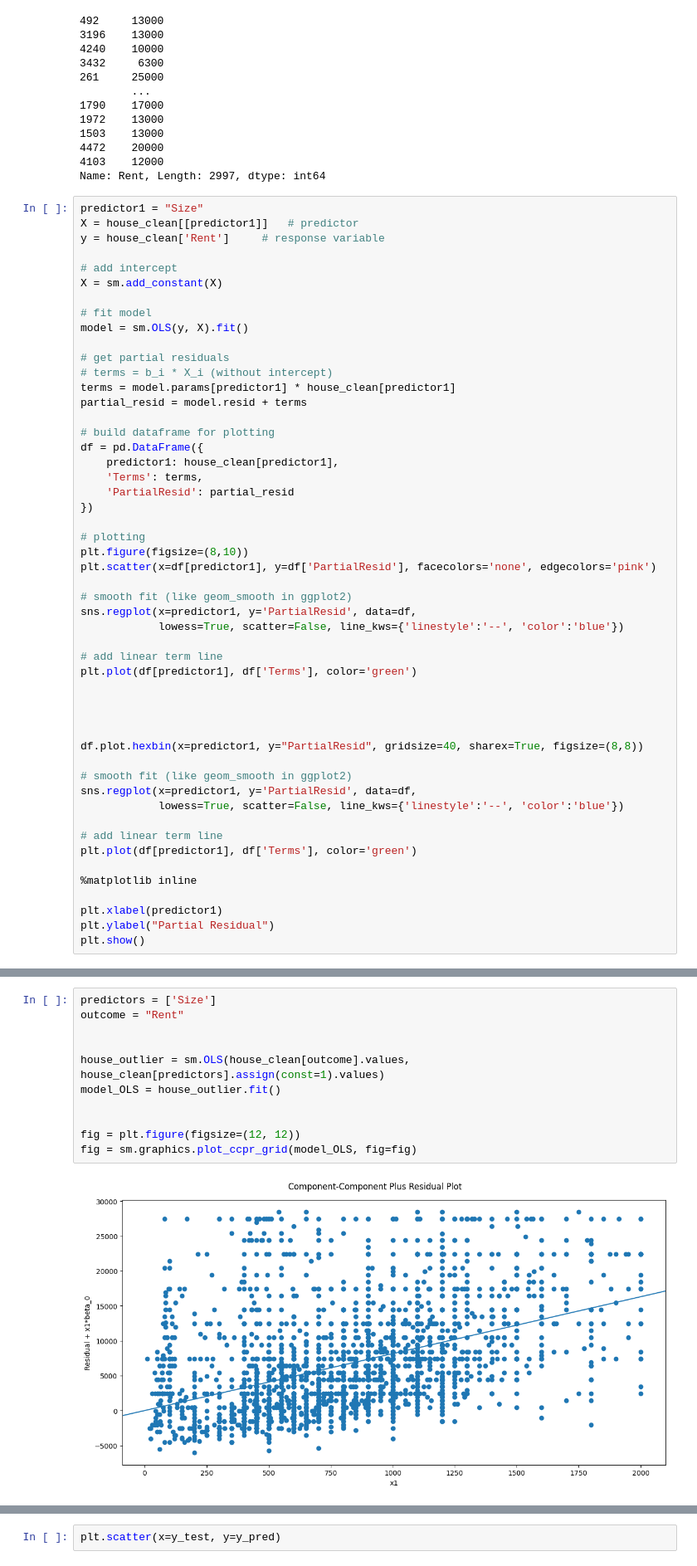
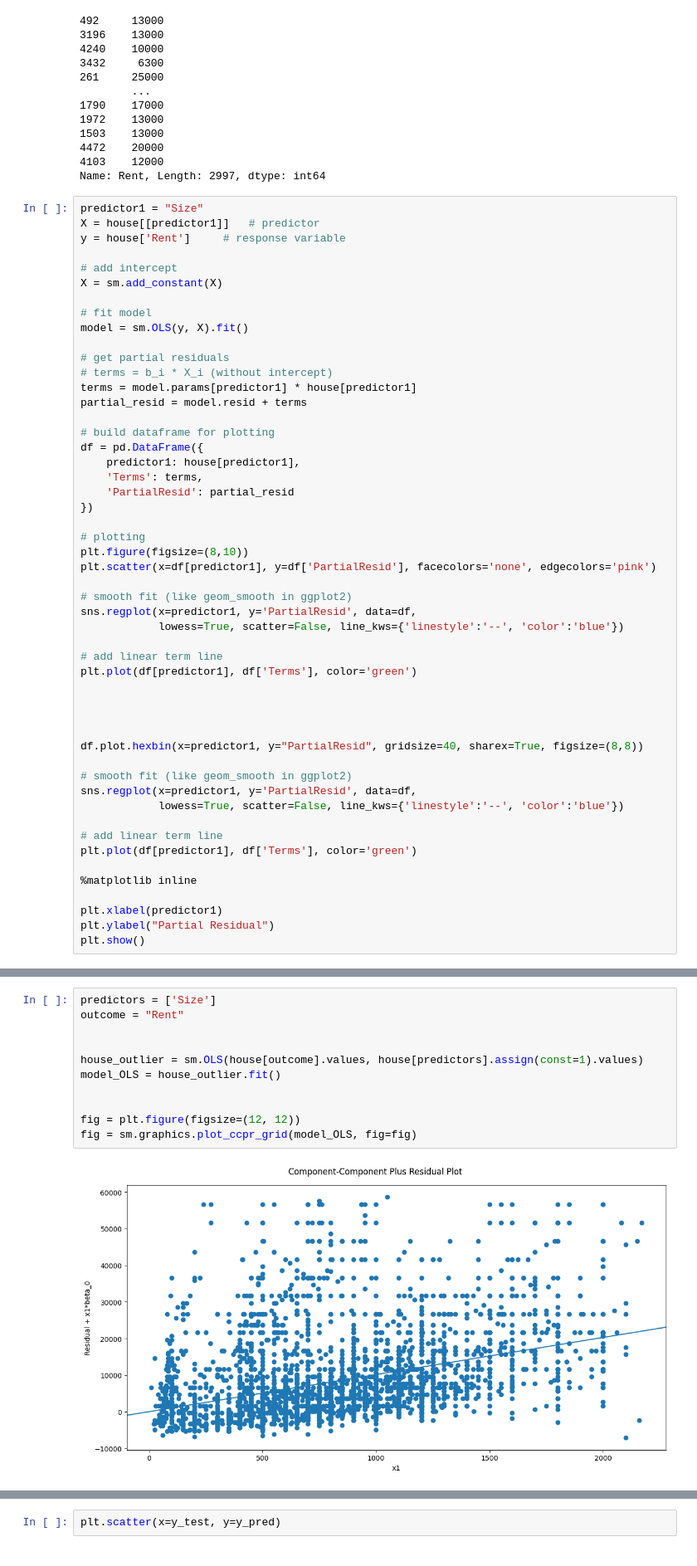
Before and after one commit to NurmukhamedKZ/Data-Projects, a Jupyter notebook: house_rent_predictor/main.ipynb, the cells around one changed output, grey strips where cells are left out. Shown at 83% size. Drawn from its saved outputs; the diff is of its cells as text.

```diff
--- a/house_rent_predictor/main.ipynb
+++ b/house_rent_predictor/main.ipynb
@@ -643,8 +619,8 @@ y_train
 Name: Rent, Length: 2997, dtype: int64
 # %%
 predictor1 = "Size"
-X = house_clean[[predictor1]]   # predictor
-y = house_clean['Rent']     # response variable
+X = house[[predictor1]]   # predictor
+y = house['Rent']     # response variable
 
 # add intercept
 X = sm.add_constant(X)
@@ -654,12 +630,12 @@ model = sm.OLS(y, X).fit()
 
 # get partial residuals
 # terms = b_i * X_i (without intercept)
-terms = model.params[predictor1] * house_clean[predictor1]
+terms = model.params[predictor1] * house[predictor1]
 partial_resid = model.resid + terms
 
 # build dataframe for plotting
 df = pd.DataFrame({
-    predictor1: house_clean[predictor1],
+    predictor1: house[predictor1],
     'Terms': terms,
     'PartialResid': partial_resid
 })
@@ -758,16 +734,16 @@ house_clean.plot.scatter(x="Size", y="Rent")
 # %%
 predictors = ['Size']
 outcome = "Rent"
 
 
-house_outlier = sm.OLS(house_clean[outcome].values, house_clean[predictors].assign(const=1).values)
+house_outlier = sm.OLS(house[outcome].values, house[predictors].assign(const=1).values)
 model_OLS = house_outlier.fit()
 
 
 fig = plt.figure(figsize=(12, 12))
 fig = sm.graphics.plot_ccpr_grid(model_OLS, fig=fig)
 # %% [output]
-[figure, old version]
+[figure, new version]
 # %%
 # Create feature matrix X and target vector y
 predictors = ['BHK', 'Size', 'Area Type', 'Furnishing Status', 'Tenant Preferred',
```
Also changed, not shown: parts of 28 cells of this notebook.
